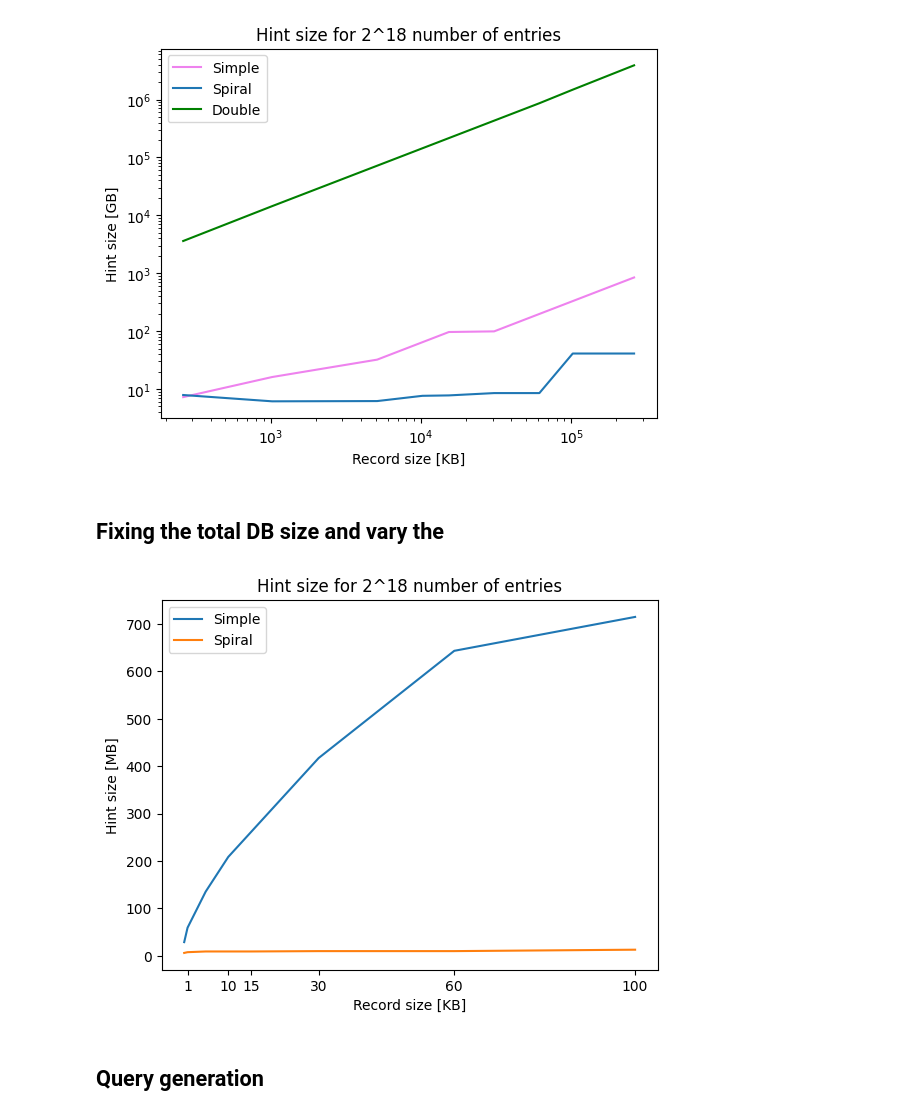
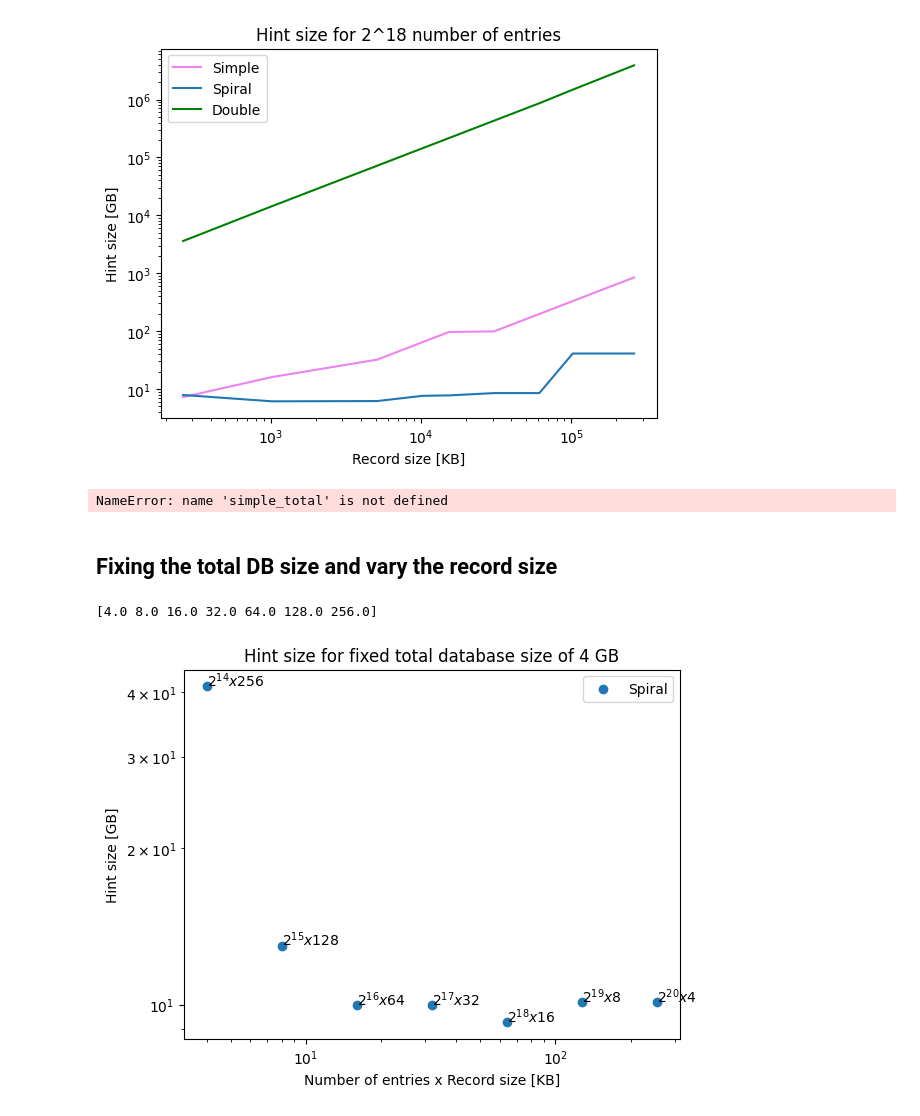
Before and after one commit to sophiartl/PIR_project, a Jupyter notebook: plots/hint.ipynb, the cells around one changed output. Cells and saved outputs as stored; diff of their text form; code cells hidden in the pictures.

```diff
--- a/plots/hint.ipynb
+++ b/plots/hint.ipynb
@@ -174,35 +201,70 @@ plt.title("Hint size for 2^18 number of entries")
 plt.show()
 # %% [output]
 [figure]
+# %%
+#spiral+double+simple 2^20
+
+mine = simple_total[np.where(simple_total[:,0] == 1048576)]
+hint_simp =  mine[:,5]/1024
+# total_size = mine[:,2]/(1024**2)
+rec_size = np.multiply([0.256,1,5,10,15,30,60,100,256],1024)
+plt.plot(rec_size, hint_simp,label =  'Simple', color ='violet')
+
+
+mine = spi_total[np.where(spi_total[:,0 ] == 16384)]
+hint =mine[:,7]/1024
+plt.plot(rec_size, hint,label = 'Spiral')
+
+mine = double_total[np.where(double_total[:,0] == 16384)]
+hint = mine[:,5]/1024 #KB
+# ax.set_yscale('log', basey=2)
+plt.plot(rec_size, hint, label =  'Double',  color ='green')
+plt.xscale('log', base=10)
+plt.yscale('log', base=10)
+
+plt.legend()
+plt.xlabel("Record size [KB]")
+plt.ylabel("Hint size [GB]")
+plt.title("Hint size for 2^20 number of entries")
+plt.show()
+# %% [output]
+NameError: name 'simple_total' is not defined
 # %% [markdown]
-## Fixing the total DB size and vary the
+## Fixing the total DB size and vary the record size
 # %%
 #spiral+double+simple 2^18
 
-mine = simple_total[np.where(simple_total[:,0] == 245760)] ## change this
-hint_simp =  mine[:,5]/1024
-# total_size = mine[:,2]/(1024**2)
-rec_size = np.multiply([0.256,1,5,10,15,30,60,100,256],1024)
-plt.plot(rec_size, hint_simp,label =  'Simple', color ='violet')
+# mine = simple_total[np.where(simple_total[:,2] == 4096)] ## change this
+# hint_simp =  mine[:,7]/1024
+# # total_size = mine[:,2]/(1024**2)
+# rec_size = np.multiply([0.256,1,5,10,15,30,60,100,256],1024)
+# plt.plot(rec_size, hint_simp,label =  'Simple', color ='violet')
 
 
-mine = spi_total[np.where(spi_total[:,0 ] == 245760)]
+mine = spi_total[np.where(spi_total[:,2 ] == 4096)]
+mine = mine[mine[:, 0].argsort()]
+rec_size = np.unique(mine[:,1 ])
+print(rec_size)
 hint =mine[:,7]/1024
-plt.plot(rec_size, hint,label = 'Spiral')
+plt.scatter(rec_size, hint,label = 'Spiral')
 
-mine = double_total[np.where(double_total[:,0] == 245760)]
-hint = mine[:,5]/1024 #KB
-# ax.set_yscale('log', basey=2)
-plt.plot(rec_size, hint, label =  'Double',  color ='green')
+for i, txt in enumerate(['$2^{14} x 256$', '$2^{15} x 128$','$2^{16} x 64$','$2^{17} x 32$','$2^{18}x16$','$2^{19}x8$','$2^{20}x4$']):
+    plt.annotate(txt, (rec_size[i], hint[i]))
+
+# mine = double_total[np.where(double_total[:,0] == 245760)]
+# hint = mine[:,5]/1024 #KB
+# # ax.set_yscale('log', basey=2)
+# plt.plot(rec_size, hint, label =  'Double',  color ='green')
 plt.xscale('log', base=10)
 plt.yscale('log', base=10)
+plt.legend()
+plt.xlabel("Number of entries x Record size [KB]")
+plt.ylabel("Hint size [GB]")
+plt.title("Hint size for fixed total database size of 4 GB")
+plt.show()
 
-plt.legend()
-plt.xlabel("Record size [KB]")
-plt.ylabel("Hint size [GB]")
-plt.title("Hint size for 2^18 number of entries")
-plt.show()
+
+#for 2^14, t_conv is much bigget (=32 vs 4-8). nu1 and nu2 change.
 # %% [output]
+[4.0 8.0 16.0 32.0 64.0 128.0 256.0]
-[figure, old version]
+[figure, new version]
-# %% [markdown]
-## Query generation
```
Also changed, not shown: parts of 19 cells of this notebook, 6 other files.
